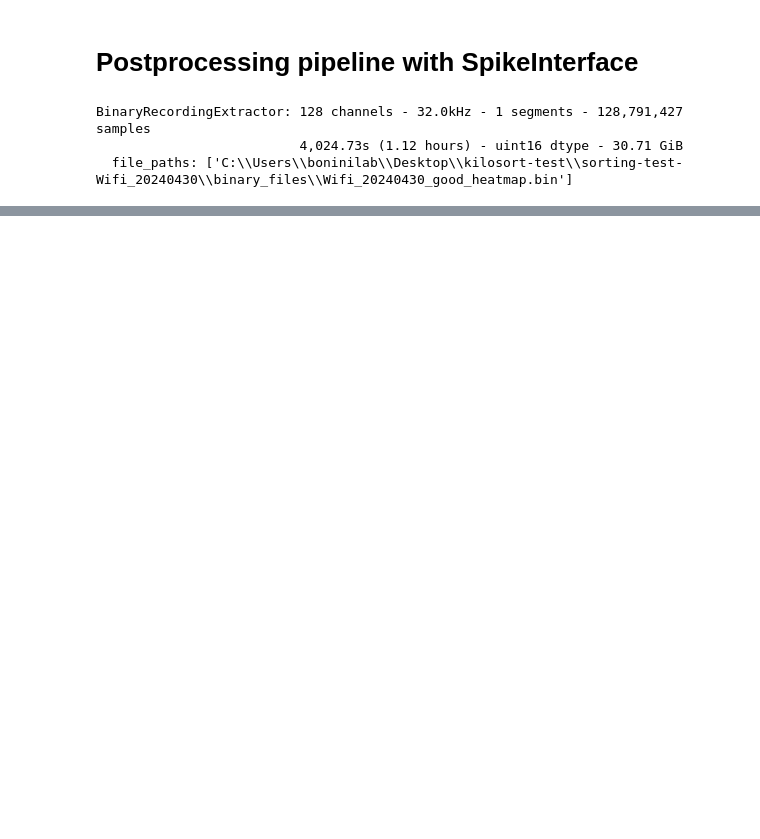
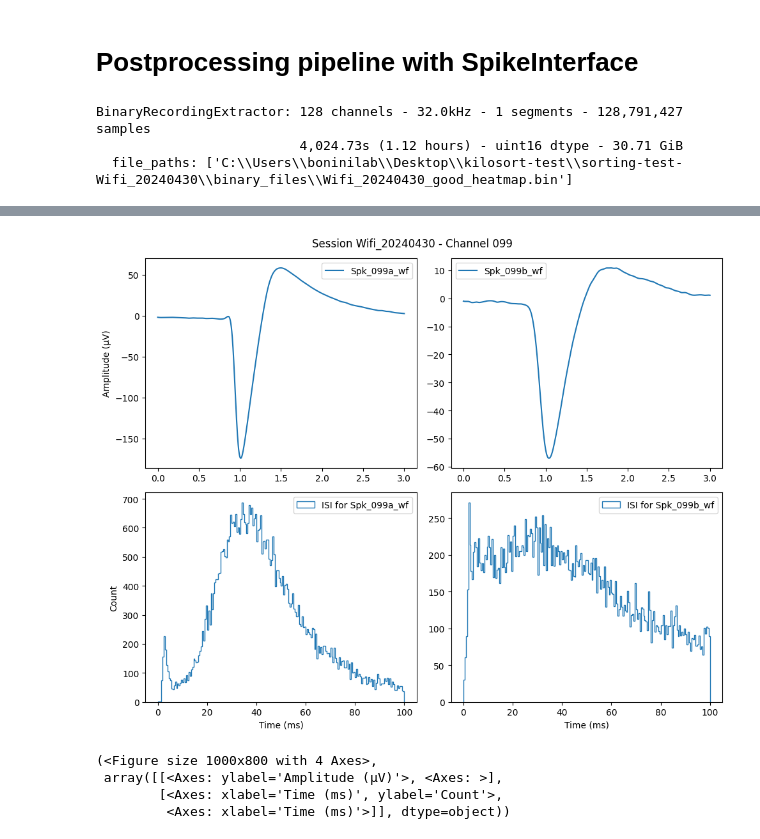
Before and after one commit to mdima98/spikesorting-boninilab, a Jupyter notebook: postprocessing/spikeinterface-postprocessing.ipynb, the cells around one changed output, grey strips where cells are left out. Cells and saved outputs as stored; diff of their text form; code cells hidden in the pictures; blank space fills up the shorter version.

```diff
--- a/postprocessing/spikeinterface-postprocessing.ipynb
+++ b/postprocessing/spikeinterface-postprocessing.ipynb
@@ -3,10 +3,10 @@
 # %%
 # Parameters
 
-session_name = "Wifi_20240430_test7"
+session_name = "Wifi_20240430"
 
 bin_data_path = r"C:\Users\boninilab\Desktop\kilosort-test\sorting-test-Wifi_20240430\binary_files\Wifi_20240430_good_heatmap.bin"
-sorted_data_path = r"C:\Users\boninilab\Desktop\kilosort-test\sorting-test-Wifi_20240430\kilosort4_output_tests\Wifi_20240430_test7"
+sorted_data_path = r"C:\Users\boninilab\Desktop\kilosort-test\sorting-test-Wifi_20240430\kilosort4_output_tests\Wifi_20240430_test6"
 probe_file_path = "wifi_channel_map_kilosort.prb"
 sampling_frequency = 32000.0
 num_channels = 128
@@ -73,7 +73,7 @@ BinaryRecordingExtractor: 128 channels - 32.0kHz - 1 segments - 128,791,427 samp
 from spikeinterface.extractors import read_phy
 
 sorting_path = Path(sorted_data_path)
-sorting = read_phy(sorting_path, exclude_cluster_groups=['noise', 'mua', 'unsorted'])
+sorting = read_phy(sorting_path)#, exclude_cluster_groups=['noise', 'mua', 'unsorted'])
 sorting.set_property("group", sorting.get_property("channel_group"))
 sorting
 # %% [output]
@@ -201,0 +221,73 @@ plt.legend()
+# %%
+# Plot neuron waveform with ISI histograms
+
+wf_time_ms = np.linspace(0., 3., npoints)
+
+def plot_wf_isi(session, channel, fig_close = False):
+    channel = f"{channel:03d}"
+    neurons_id_list = [neurons[i]["id"] for i in range(total_neurons_number) if channel in neurons[i]["id"] and neurons[i]["session"] == session]
+
+    if len(neurons_id_list) == 0:
+        print(f"No neurons found for session {session} and channel {channel}")
+        return None, None
+
+    # Create a 2-row figure: waveforms on top, ISI histograms on bottom
+    fig, axs = plt.subplots(2, len(neurons_id_list), figsize=(int(len(neurons_id_list)*5), 8), sharey=False)
+
+    if len(neurons_id_list) > 1:
+        for i, neuron_id in enumerate(neurons_id_list):
+            # Get neuron index for this ID
+            neuron_idx = next(j for j in range(total_neurons_number) if neurons[j]["id"] == neuron_id and neurons[j]["session"] == session)
+
+            # Plot waveform in top row
+            axs[0, i].plot(wf_time_ms, neurons[neuron_idx]["wf"], label=neuron_id)
+            axs[0, 0].set_ylabel("Amplitude (µV)")
+            axs[0, i].legend()
+
+            # Plot ISI histogram in bottom row
+            axs[1, i].hist(neurons[neuron_idx]["isi_ms"],
+                        bins=neurons[neuron_idx]["isi_dist_bins_ms"][:neurons[neuron_idx]["isi_max_visual_idx"][0]+1],
+                        histtype="step",
+                        label=f"ISI for {neurons_id_list[i]}")
+            axs[1, i].legend()
+            axs[1, i].set_xlabel("Time (ms)")
+            axs[1, 0].set_ylabel("Count")
+    else:
+        # Get neuron index for the single ID
+        neuron_idx = next(j for j in range(total_neurons_number) if neurons[j]["id"] == neurons_id_list[0] and neurons[j]["session"] == session)
+
+        # Plot waveform in top row
+        axs[0].plot(wf_time_ms, neurons[neuron_idx]["wf"], label=neurons_id_list[0])
+        axs[0].set_title(f"Neuron {neurons_id_list[0]}")
+        axs[0].set_ylabel("Amplitude (µV)")
+        axs[0].legend()
+
+        # Plot ISI histogram in bottom row
+        axs[1].hist(neurons[neuron_idx]["isi_ms"],
+                        bins=neurons[neuron_idx]["isi_dist_bins_ms"][:neurons[neuron_idx]["isi_max_visual_idx"][0]+1],
+                        histtype="step",
+                        label=f"ISI for {neurons_id_list[0]}")
+        axs[1].legend()
+        axs[1].set_xlabel("Time (ms)")
+        axs[1].set_ylabel("Count")
+
+    plt.suptitle(f"Session {session} - Channel {channel}")
+    plt.tight_layout()
+    if fig_close:
+        plt.close(fig)
+        return fig, axs
+    else:
+        plt.show()
+        return fig, axs
+
+
+session = "Wifi_20240430"
+channel = 99
+
+plot_wf_isi(session, channel)
+# %% [output]
+[figure, added]
+(<Figure size 1000x800 with 4 Axes>,
+ array([[<Axes: ylabel='Amplitude (µV)'>, <Axes: >],
+        [<Axes: xlabel='Time (ms)', ylabel='Count'>,
+         <Axes: xlabel='Time (ms)'>]], dtype=object))
```
Also changed, not shown: parts of 15 cells of this notebook.
